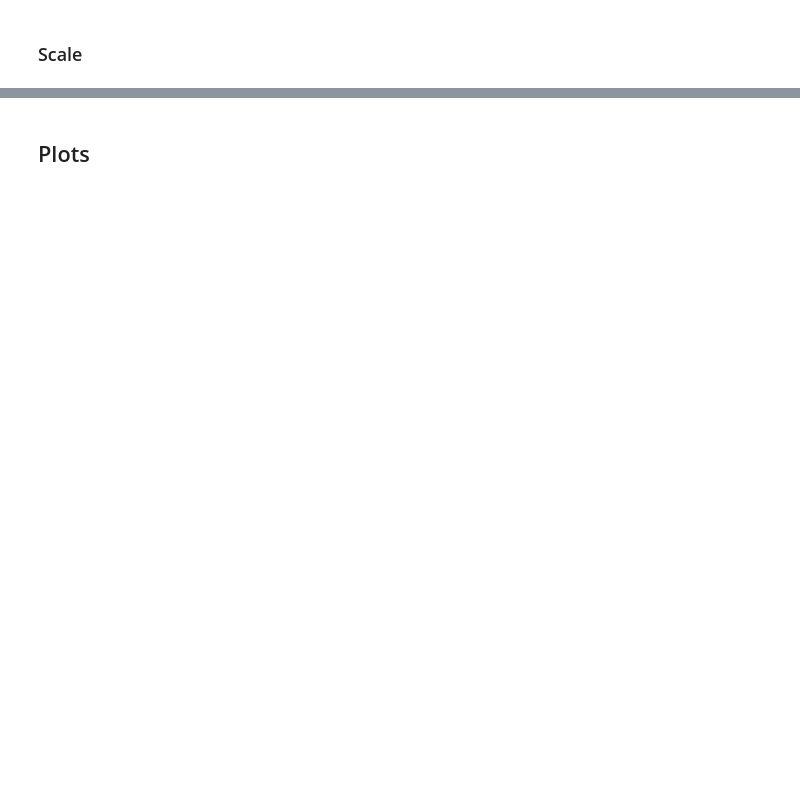
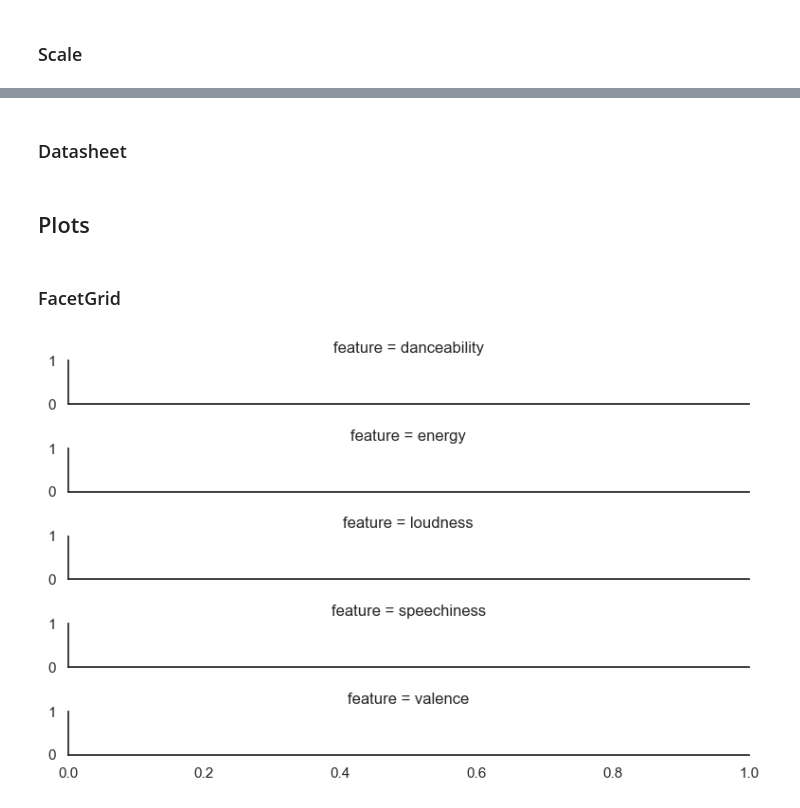
Before and after one commit to shouvik-maity/Spotify-Audio-Features-Analysis--College-Mini-Project, a Jupyter notebook: spotifyreport.ipynb, the cells around one changed output, grey strips where cells are left out. Drawn from its saved outputs; the diff is of its cells as text; code cells hidden in the pictures; blank space fills up the shorter version.

```diff
--- a/spotifyreport.ipynb
+++ b/spotifyreport.ipynb
@@ -128,3 +125,0 @@ data.head()
-# %%
-data=df[['track_genre']+features].reset_index()
-data.head()
@@ -138,2 +126,7 @@ data.head()
 # %% [markdown]
 ### Scale
+# %%
+a=data.to_numpy(dtype=float)
+scale=(a-a.min(axis=0))/a.max(axis=0)-a.min(axis=0)
+scaledf=pd.DataFrame(scale,columns=features)
+scaledf.head()
@@ -140,2 +140,16 @@ data.head()
+# %% [markdown]
+### Datasheet
+# %%
+long_df=scaledf.melt(var_name="feature", value_name="value")
+long_df.head()
 # %% [markdown]
 ## Plots
+# %% [markdown]
+### FacetGrid
+# %%
+sns.set_theme(style="white", rc={"axes.facecolor": (0, 0, 0, 0)})
+palette = sns.color_palette("viridis", len(features))
+
+g = sns.FacetGrid(long_df, row="feature", hue="feature",aspect=8, height=1.0, palette=palette)
+# %% [output]
+[figure, added]
```
Also changed, not shown: parts of 3 cells of this notebook.
